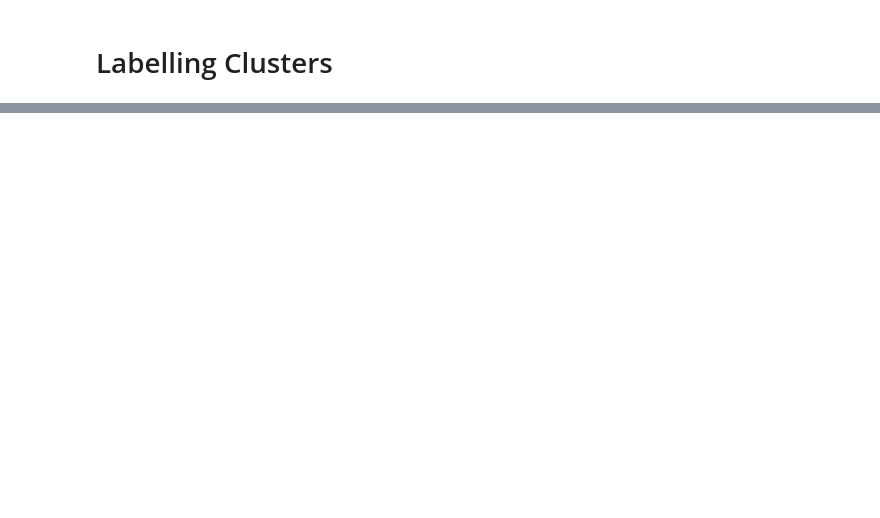
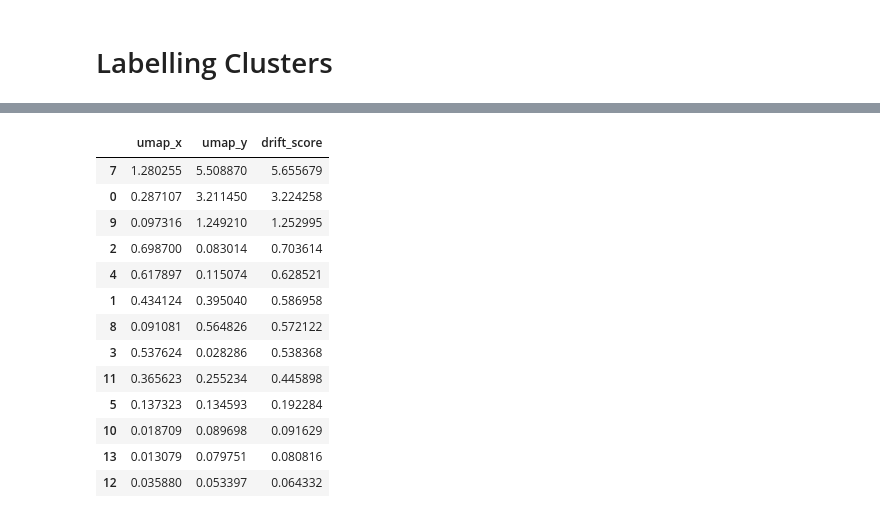
Before and after one commit to G-cae78/ProtectTheHoney, a Jupyter notebook: Machine Learning/model_training_improved.ipynb, the cells around one changed output, grey strips where cells are left out. Cells and saved outputs as stored; diff of their text form; code cells hidden in the pictures; blank space fills up the shorter version.

```diff
--- a/Machine Learning/model_training_improved.ipynb
+++ b/Machine Learning/model_training_improved.ipynb
@@ -547,0 +759,8 @@ train_data[["cluster","cluster_label","label_conf"]].drop_duplicates().sort_valu
+# %%
+train_data = train_data.merge(
+    cluster_labels[["cluster", "cluster_label", "label_conf", "secondary_labels"]],
+    on="cluster",
+    how="left"
+)
+
+train_data.head()
@@ -547,0 +795,26 @@ train_data[["cluster","cluster_label","label_conf"]].drop_duplicates().sort_valu
+# %%
+import numpy as np
+from sklearn.metrics import pairwise_distances
+
+# Centroids of TRAIN clusters in UMAP space (exclude noise)
+train_centroids = (
+    train_data[train_data["cluster"] != -1]
+    .groupby("cluster")[["umap_x", "umap_y"]]
+    .mean()
+)
+
+# Matrix of centroids
+C = train_centroids[["umap_x", "umap_y"]].values
+cluster_ids = train_centroids.index.values
+
+# Distances from each test point to each centroid
+Xt = test_data[["umap_x", "umap_y"]].values
+D = pairwise_distances(Xt, C)
+
+# nearest centroid index
+nearest_idx = D.argmin(axis=1)
+
+test_data["cluster_pred"] = cluster_ids[nearest_idx]
+test_data["cluster_pred_dist"] = D.min(axis=1)   # smaller = more confident
+
+test_data[["cluster_pred", "cluster_pred_dist"]].head()
@@ -547,0 +828,25 @@ train_data[["cluster","cluster_label","label_conf"]].drop_duplicates().sort_valu
+# %%
+train_centroid = train_data.groupby("cluster")[["umap_x", "umap_y"]].mean()
+test_centroid  = test_data.groupby("cluster_pred")[["umap_x", "umap_y"]].mean()
+
+common = train_centroid.index.intersection(test_centroid.index)
+
+drift = (train_centroid.loc[common] - test_centroid.loc[common]).abs()
+drift["drift_score"] = np.sqrt(drift["umap_x"]**2 + drift["umap_y"]**2)
+
+drift.sort_values("drift_score", ascending=False).head(20)
+# %% [output]
+|  | umap_x | umap_y | drift_score |
+| 7 | 1.280255 | 5.508870 | 5.655679 |
+| 0 | 0.287107 | 3.211450 | 3.224258 |
+| 9 | 0.097316 | 1.249210 | 1.252995 |
+| 2 | 0.698700 | 0.083014 | 0.703614 |
+| 4 | 0.617897 | 0.115074 | 0.628521 |
+| 1 | 0.434124 | 0.395040 | 0.586958 |
+| 8 | 0.091081 | 0.564826 | 0.572122 |
+| 3 | 0.537624 | 0.028286 | 0.538368 |
+| 11 | 0.365623 | 0.255234 | 0.445898 |
+| 5 | 0.137323 | 0.134593 | 0.192284 |
+| 10 | 0.018709 | 0.089698 | 0.091629 |
+| 13 | 0.013079 | 0.079751 | 0.080816 |
+| 12 | 0.035880 | 0.053397 | 0.064332 |
```
Also changed, not shown: parts of 18 cells of this notebook.
